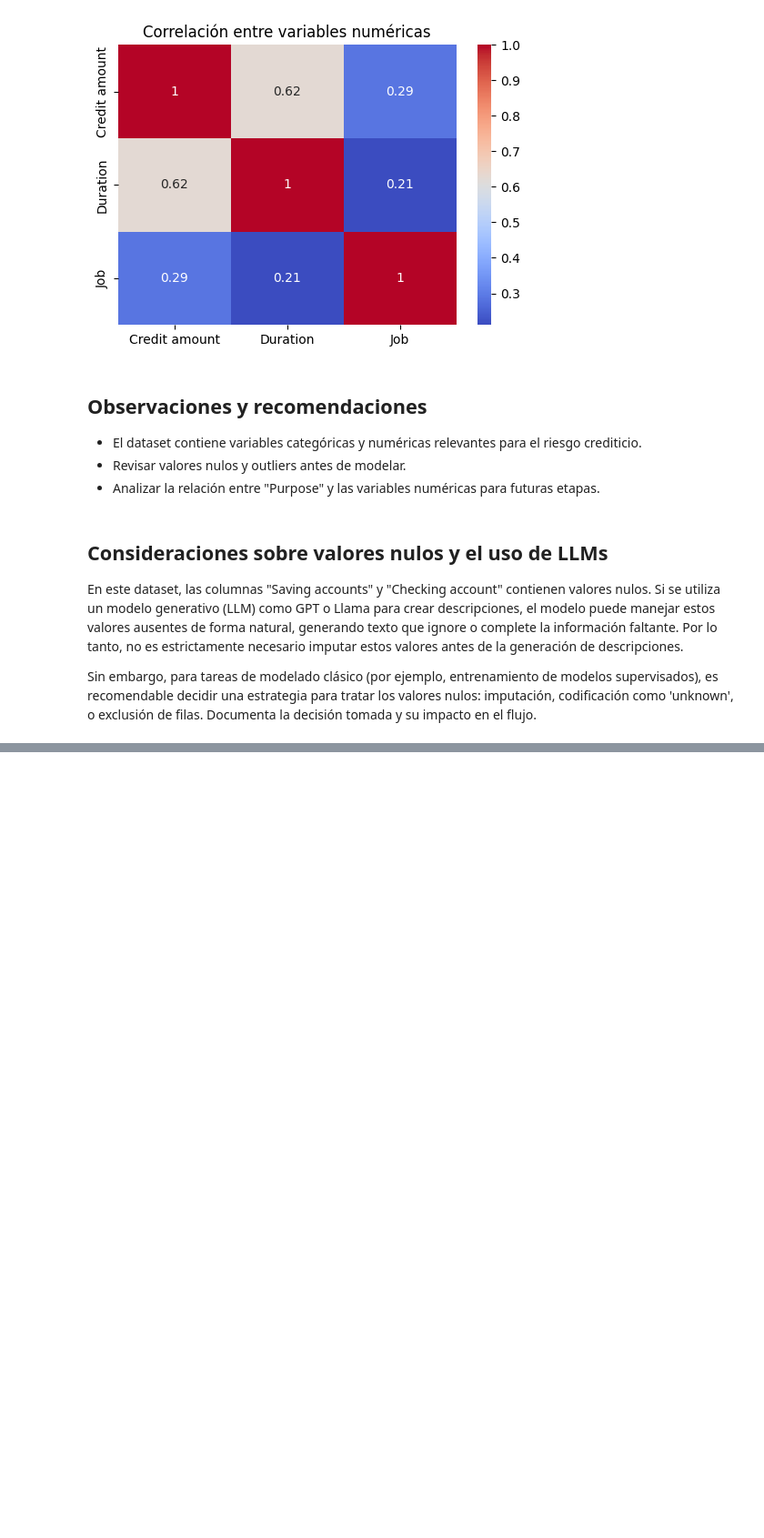
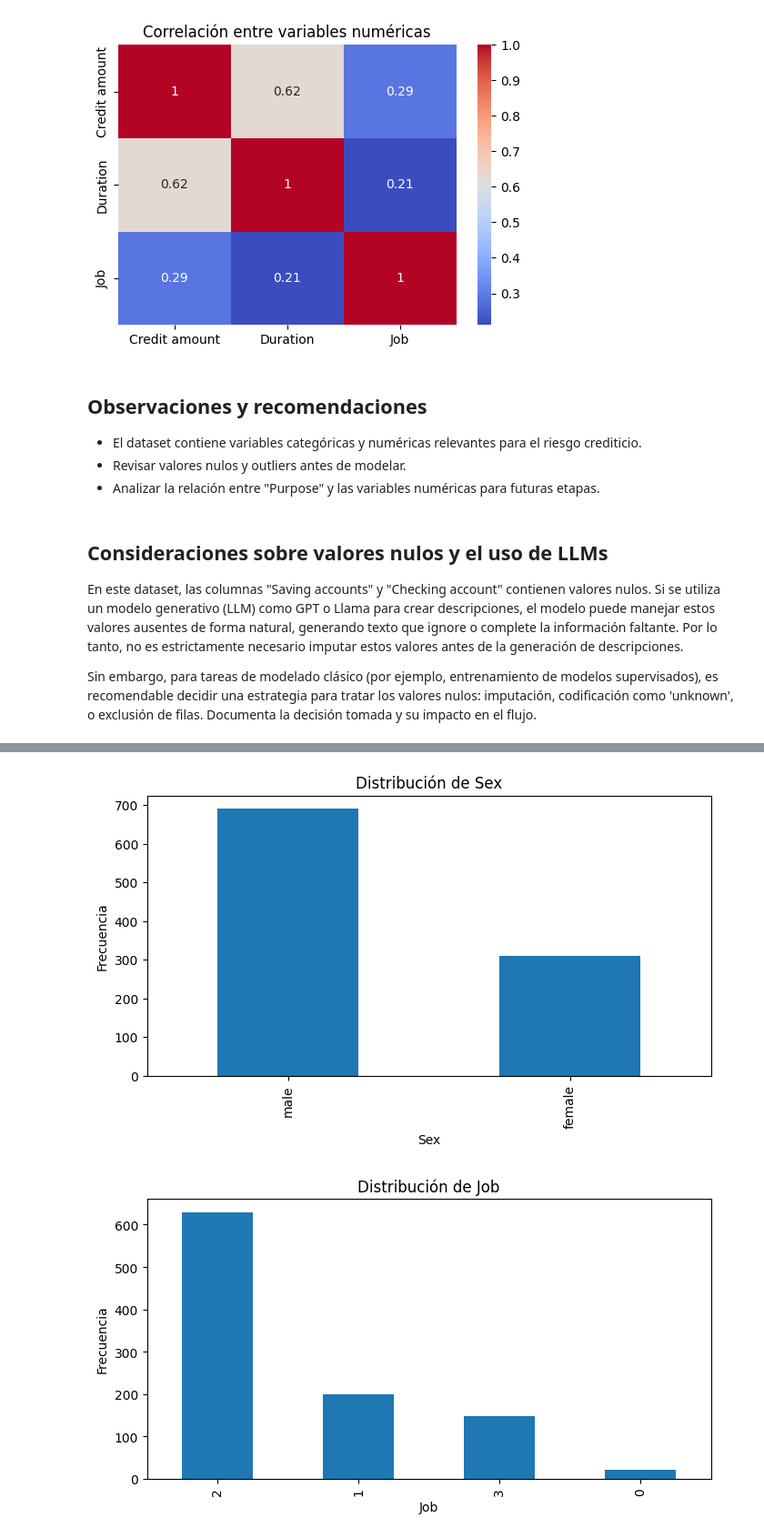
Before and after one commit to francogiof/Credit-Risk, a Jupyter notebook: scripts/EDA.ipynb, the cells around one changed output, grey strips where cells are left out. Shown: that part at 91% size. Drawn from its saved outputs; the diff is of its cells as text; code cells hidden in the pictures; blank space fills up the shorter version.

```diff
--- a/scripts/EDA.ipynb
+++ b/scripts/EDA.ipynb
@@ -142,0 +147,13 @@ Sin embargo, para tareas de modelado clásico (por ejemplo, entrenamiento de mod
+# %%
+# Gráficos de barras para variables categóricas
+categorical_columns = ['Sex', 'Job', 'Housing', 'Saving accounts', 'Checking account', 'Purpose']
+for col in categorical_columns:
+    plt.figure(figsize=(8,4))
+    df[col].value_counts(dropna=False).plot(kind='bar')
+    plt.title(f'Distribución de {col}')
+    plt.xlabel(col)
+    plt.ylabel('Frecuencia')
+    plt.show()
+# %% [output]
+[figure, added]
+[figure, added]
```
Also changed, not shown: parts of 4 cells of this notebook, 3 other files.
